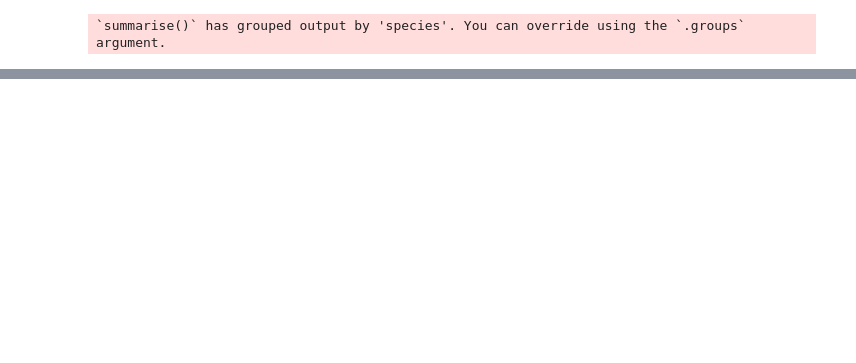
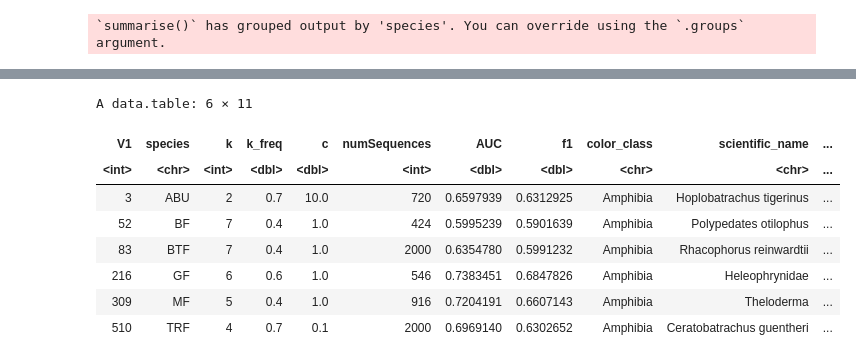
Before and after one commit to epigen/DNAmeth500species, a Jupyter notebook: src/validation/03.4.1_WGBS_prediction_summary.ipynb, the cells around one changed output, grey strips where cells are left out. Saved outputs shown, nothing was run; the diff lists cells and outputs as text; code cells hidden in the pictures; blank space fills up the shorter version.

```diff
--- a/src/validation/03.4.1_WGBS_prediction_summary.ipynb
+++ b/src/validation/03.4.1_WGBS_prediction_summary.ipynb
@@ -167,0 +234,12 @@ auc_res <- left_join(auc_res, auc_rrbs[, c("species", "AUC")], by = c("Species_m
+# %%
+auc_rrbs %>% filter(species %in% frogs$species)
+# %% [output]
+A data.table: 6 × 11
+| V1 | species | k | k_freq | c | numSequences | AUC | f1 | color_class | scientific_name | ... |
+| <int> | <chr> | <int> | <dbl> | <dbl> | <int> | <dbl> | <dbl> | <chr> | <chr> | ... |
+| 3 | ABU | 2 | 0.7 | 10.0 | 720 | 0.6597939 | 0.6312925 | Amphibia | Hoplobatrachus tigerinus | ... |
+| 52 | BF | 7 | 0.4 | 1.0 | 424 | 0.5995239 | 0.5901639 | Amphibia | Polypedates otilophus | ... |
+| 83 | BTF | 7 | 0.4 | 1.0 | 2000 | 0.6354780 | 0.5991232 | Amphibia | Rhacophorus reinwardtii | ... |
+| 216 | GF | 6 | 0.6 | 1.0 | 546 | 0.7383451 | 0.6847826 | Amphibia | Heleophrynidae | ... |
+| 309 | MF | 5 | 0.4 | 1.0 | 916 | 0.7204191 | 0.6607143 | Amphibia | Theloderma | ... |
+| 510 | TRF | 4 | 0.7 | 0.1 | 2000 | 0.6969140 | 0.6302652 | Amphibia | Ceratobatrachus guentheri | ... |
```
Also changed, not shown: parts of 38 cells of this notebook, 3 other files.
